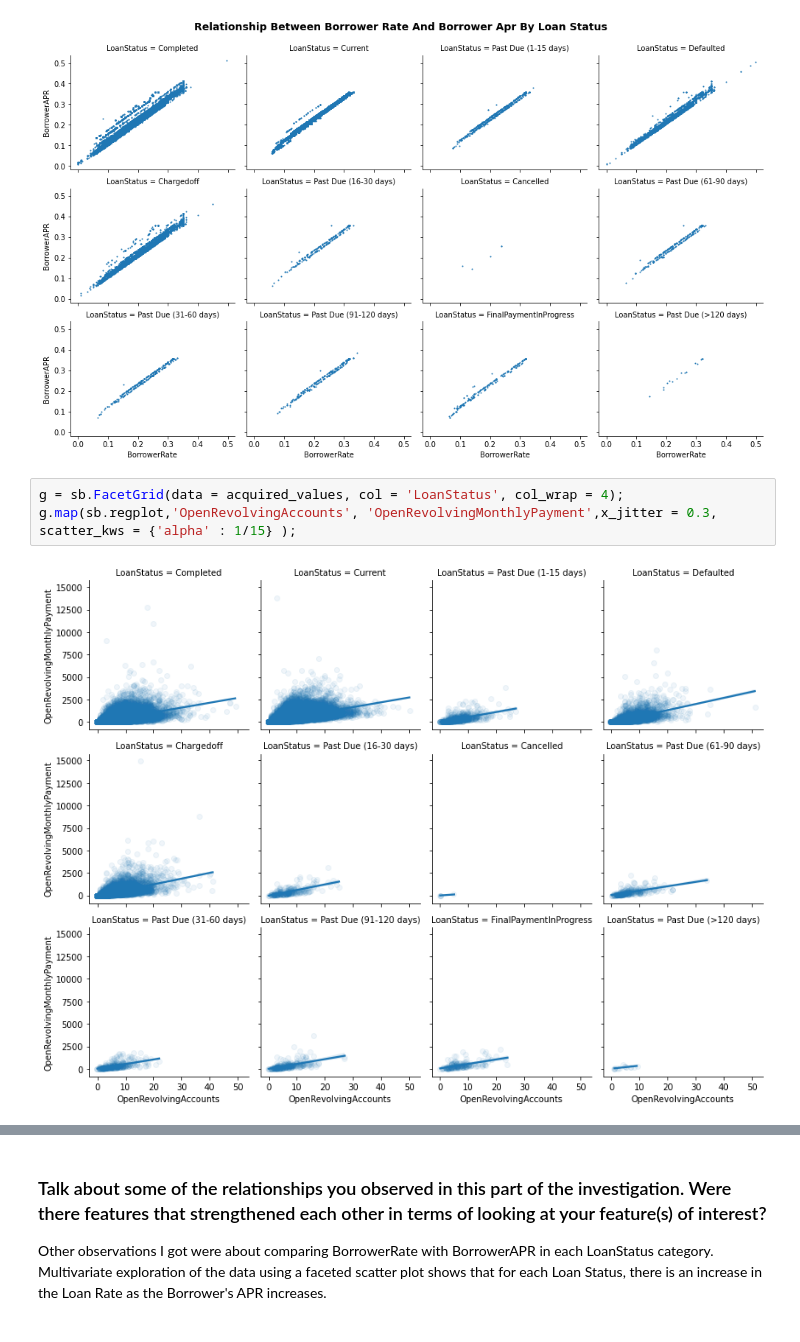
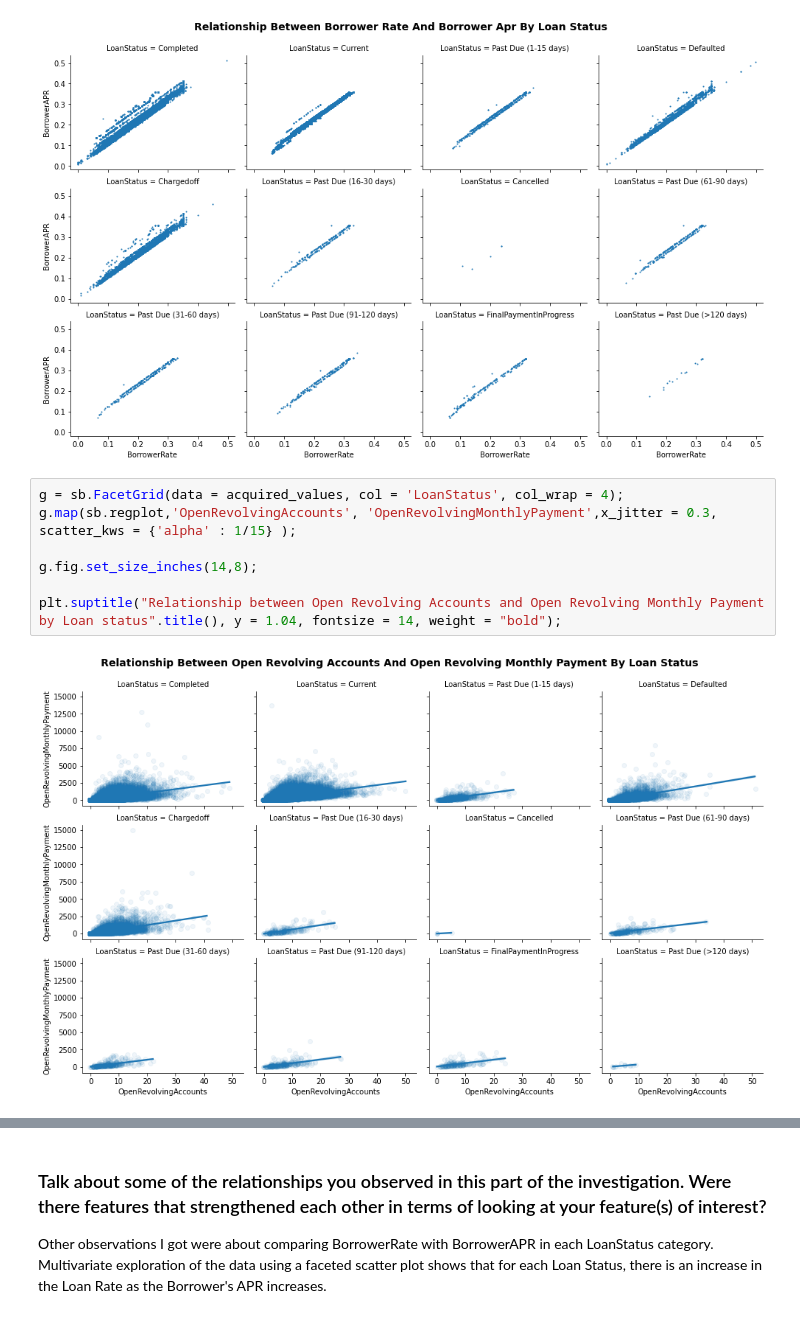
Before and after one commit to nakatsinho/Dataset-Communicate, a Jupyter notebook: Part_I_exploration_template.ipynb, the cells around one changed output, grey strips where cells are left out. Cells and saved outputs as stored; diff of their text form.

```diff
--- a/Part_I_exploration_template.ipynb
+++ b/Part_I_exploration_template.ipynb
@@ -618,8 +644,12 @@ plt.suptitle("Relationship between borrower rate and borrower apr by Loan status
 # %%
 g = sb.FacetGrid(data = acquired_values, col = 'LoanStatus', col_wrap = 4);
 g.map(sb.regplot,'OpenRevolvingAccounts', 'OpenRevolvingMonthlyPayment',x_jitter = 0.3, scatter_kws = {'alpha' : 1/15} );
+
+g.fig.set_size_inches(14,8);
+
+plt.suptitle("Relationship between Open Revolving Accounts and Open Revolving Monthly Payment by Loan status".title(), y = 1.04, fontsize = 14, weight = "bold");
 # %% [output]
-[figure, old version]
+[figure, new version]
 # %%
 g = sb.FacetGrid(data = acquired_values, col = 'LoanStatus', col_wrap = 4);
 g.map(sb.regplot,'CurrentCreditLines', 'LP_InterestandFees',x_jitter = 0.3, scatter_kws = {'alpha' : 1/15} );
```
Also changed, not shown: parts of 11 cells of this notebook.
